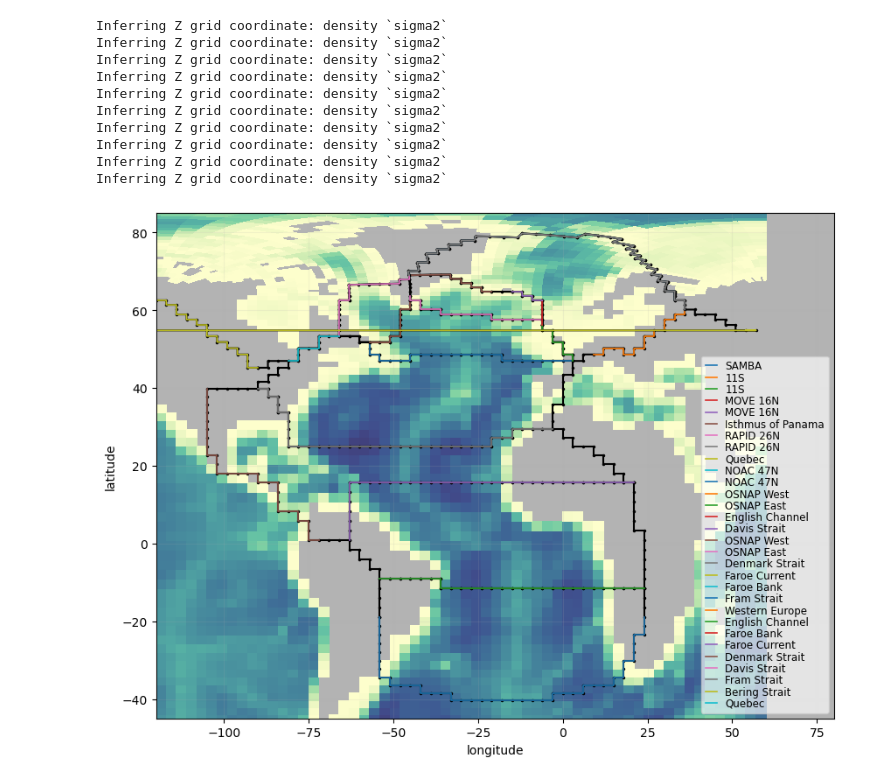
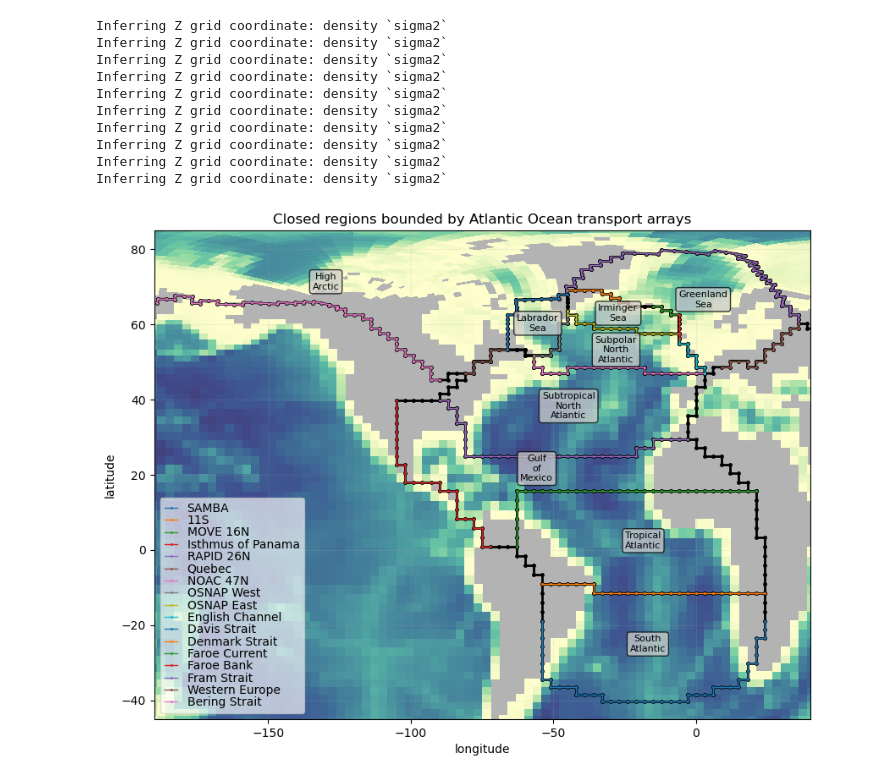
Before and after one commit to hdrake/tosnap, a Jupyter notebook: notebooks/1_analysis.ipynb, the cells around one changed output. Drawn from its saved outputs; the diff is of its cells as text; code cells hidden in the pictures.

Commit message:
Script for computing budgets for Atlantic regions and analysis notebook

```diff
--- a/notebooks/1_analysis.ipynb
+++ b/notebooks/1_analysis.ipynb
@@ -32,29 +35,52 @@ Inferring Z grid coordinate: density `sigma2`
 # %%
 cmap = cmocean.cm.deep.copy()
 cmap.set_bad((0.7, 0.7, 0.7))
 
 plt.figure(figsize=(10, 7.5))
 
 ax = plt.subplot(facecolor=(0.7, 0.7, 0.7))
 plt.pcolor(
     atl.grid._ds['geolon_c'],
     atl.grid._ds['geolat_c'],
     atl.grid._ds['deptho'].where(atl.grid._ds['deptho']>0),
     cmap=cmap, vmin=0, vmax=7500,
 )
-plt.xlim(-120, 80)
+plt.xlim(-190, 40)
 plt.ylim(-45, 85)
 
 for region_name, region in atl.region_dict.items():
     lons, lats = reg.loop(region.lons), reg.loop(region.lats)
-    plt.plot(lons, lats, "k.-", markersize=3, linewidth=1.5)
+    abs_diff = np.abs(np.diff(lons))
+    if abs_diff.max() > 180.:
+        periodic_idx = np.argmax(np.abs(np.diff(lons)))
+        lons[periodic_idx-1:periodic_idx+1] = np.nan
+    plt.plot(lons, lats, "k.-", markersize=5, linewidth=2.0)
+    xy = (
+        region.grid._ds.geolon.where(region.mask).mean(),
+        region.grid._ds.geolat.where(region.mask).mean()
+    )
+    bbox = dict(boxstyle="round", fc="0.8", alpha=0.75)
+    plt.annotate(region.name.replace(" ","\n"), xy=xy, color="k", ha="center", va="center", fontsize=8, bbox=bbox)
+
+unique_labels = []
+for region_name, region in atl.region_dict.items():
     for child_name, child in region.children.items():
-        plt.plot(child.lons, child.lats, "-", label=child_name, linewidth=1.2)
+        if child_name in unique_labels:
+            continue
+        else:
+            unique_labels.append(child_name)
+            lons, lats = child.lons.copy(), child.lats.copy()
+            abs_diff = np.abs(np.diff(lons))
+            if abs_diff.max() > 180.:
+                periodic_idx = np.argmax(np.abs(np.diff(lons)))
+                lons[periodic_idx-1:periodic_idx+1] = np.nan
+            plt.plot(lons, lats, "s-", label=child_name, linewidth=1., markersize=1)
 
-plt.legend(loc="lower right", handlelength=1.1, labelspacing=0.025, fontsize=8.5, framealpha=0.65)
+plt.legend(loc="lower left", handlelength=1.1, labelspacing=0.025, fontsize=10, framealpha=0.65)
 plt.grid(True, alpha=0.15)
 plt.xlabel("longitude")
 plt.ylabel("latitude");
-plt.savefig("../figures/AtlantOS_arrays.png", bbox_inches="tight", dpi=200)
+plt.title("Closed regions bounded by Atlantic Ocean transport arrays")
+plt.savefig("../figures/Atlantic_mooring_array_regions.png", bbox_inches="tight", dpi=300)
 # %% [output]
-[figure, old version]
+[figure, new version]
```
Also changed, not shown: parts of 3 cells of this notebook, 2 other files.
